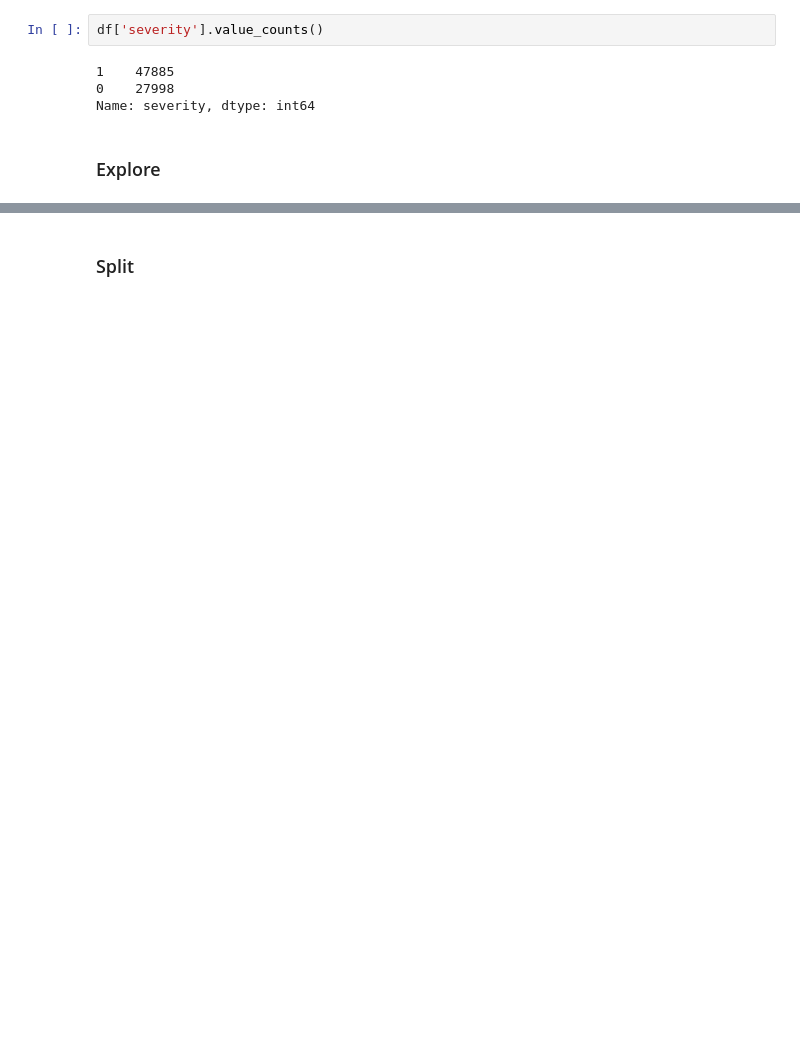
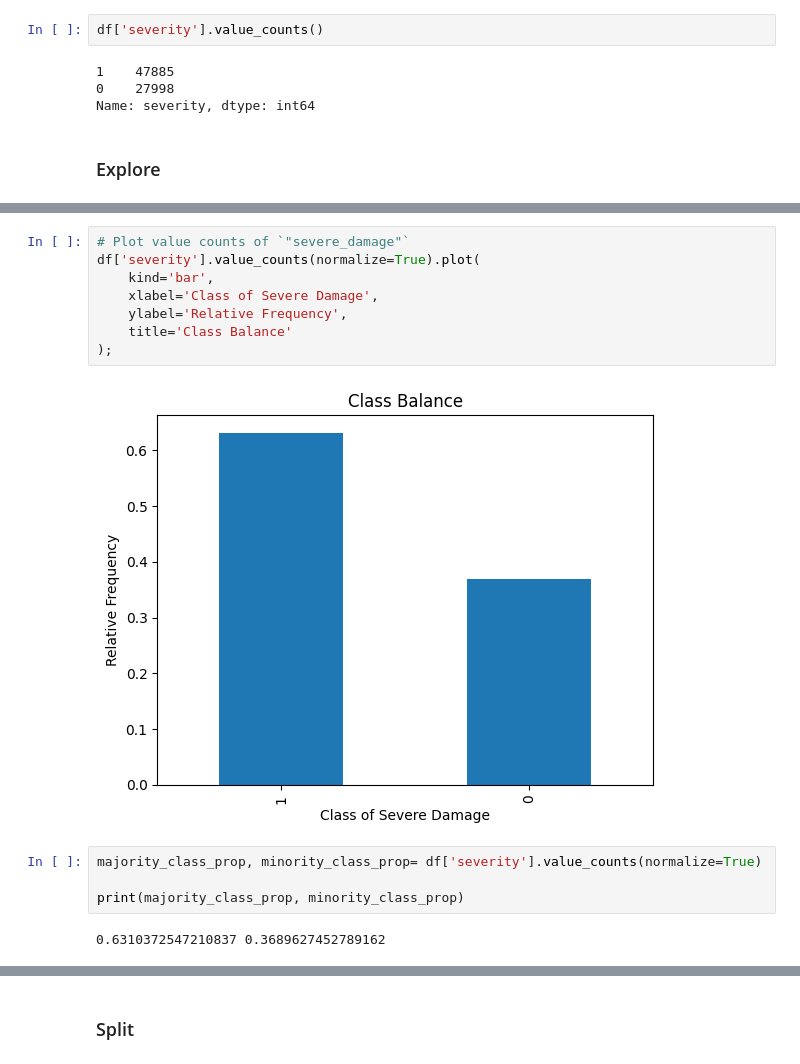
Before and after one commit to mayankprhr/NepalEarthquake, a Jupyter notebook: nepal.ipynb, the cells around one changed output, grey strips where cells are left out. Cells and saved outputs as stored; diff of their text form; blank space fills up the shorter version.

```diff
--- a/nepal.ipynb
+++ b/nepal.ipynb
@@ -185,0 +204,16 @@ height_ft_pre_eq             1.000000
+# %%
+# Plot value counts of `"severe_damage"`
+df['severity'].value_counts(normalize=True).plot(
+    kind='bar',
+    xlabel='Class of Severe Damage',
+    ylabel='Relative Frequency',
+    title='Class Balance'
+);
+# %% [output]
+[figure, added]
+# %%
+majority_class_prop, minority_class_prop= df['severity'].value_counts(normalize=True)
+
+print(majority_class_prop, minority_class_prop)
+# %% [output]
+0.6310372547210837 0.3689627452789162
```
Also changed, not shown: parts of 20 cells of this notebook.
